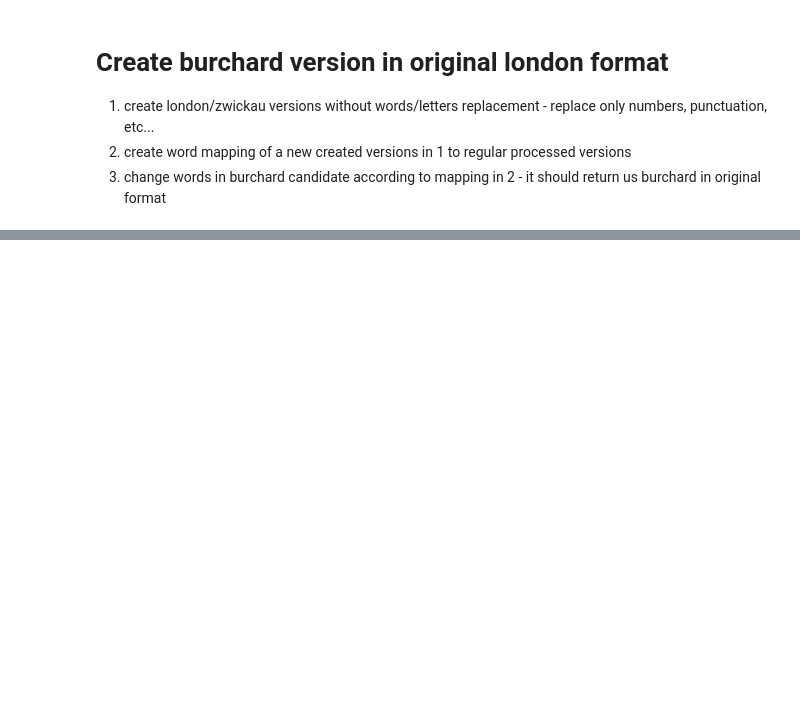
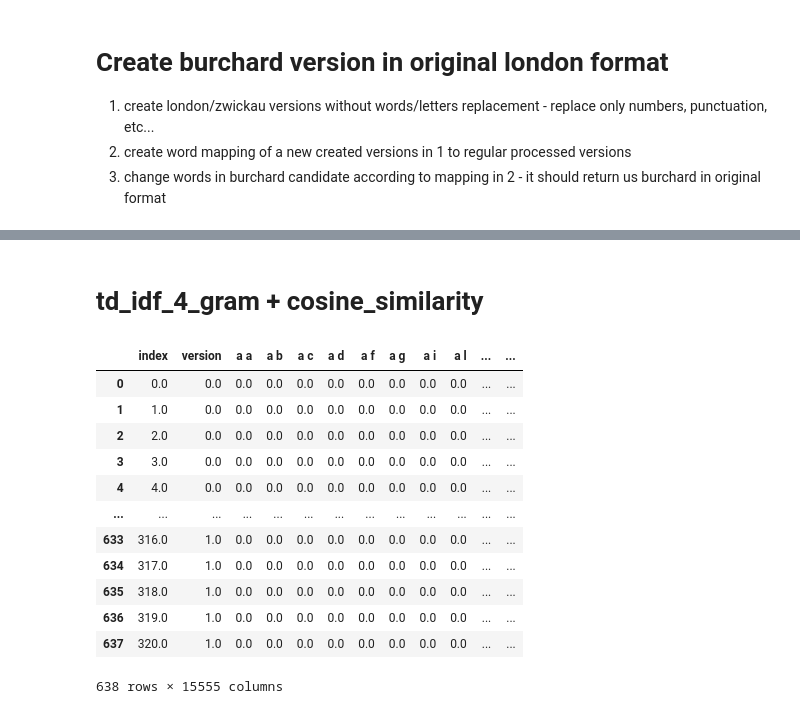
Before and after one commit to sashaaKr/thesis, a Jupyter notebook: notebooks/preparation_for_26.6 (first model).ipynb, the cells around one changed output, grey strips where cells are left out. Drawn from its saved outputs; the diff is of its cells as text; code cells hidden in the pictures; blank space fills up the shorter version.

```diff
--- a/notebooks/preparation_for_26.6 (first model).ipynb
+++ b/notebooks/preparation_for_26.6 (first model).ipynb
@@ -226,0 +131,2 @@ for string, num in c:
+# %%
+tf_idf_3_cosine_results = thesisModelFeatures.run_models(features_tfidf_3_gram_cosine_similarity_df)
@@ -226,0 +147,27 @@ for string, num in c:
+# %% [markdown]
+# td_idf_4_gram + cosine_similarity
+# %%
+features_tfidf_4_gram_cosine_similarity_df = thesisModelFeatures.create_features_df(
+    london_corpus_by_new_line_without_words_processing,
+    zwickau_corpus_by_new_line_without_words_processing,
+    None,
+    n_gram = 4,
+    features = {'tfidf', 'inner_mean_cosine_similarity_score'}
+#     burchard_version_with_original_london_text
+)
+# %%
+features_tfidf_4_gram_cosine_similarity_df
+# %% [output]
+|  | index | version | a a | a b | a c | a d | a f | a g | a i | a l | ... | ... |
+| 0 | 0.0 | 0.0 | 0.0 | 0.0 | 0.0 | 0.0 | 0.0 | 0.0 | 0.0 | 0.0 | ... | ... |
+| 1 | 1.0 | 0.0 | 0.0 | 0.0 | 0.0 | 0.0 | 0.0 | 0.0 | 0.0 | 0.0 | ... | ... |
+| 2 | 2.0 | 0.0 | 0.0 | 0.0 | 0.0 | 0.0 | 0.0 | 0.0 | 0.0 | 0.0 | ... | ... |
+| 3 | 3.0 | 0.0 | 0.0 | 0.0 | 0.0 | 0.0 | 0.0 | 0.0 | 0.0 | 0.0 | ... | ... |
+| 4 | 4.0 | 0.0 | 0.0 | 0.0 | 0.0 | 0.0 | 0.0 | 0.0 | 0.0 | 0.0 | ... | ... |
+| ... | ... | ... | ... | ... | ... | ... | ... | ... | ... | ... | ... | ... |
+| 633 | 316.0 | 1.0 | 0.0 | 0.0 | 0.0 | 0.0 | 0.0 | 0.0 | 0.0 | 0.0 | ... | ... |
+| 634 | 317.0 | 1.0 | 0.0 | 0.0 | 0.0 | 0.0 | 0.0 | 0.0 | 0.0 | 0.0 | ... | ... |
+| 635 | 318.0 | 1.0 | 0.0 | 0.0 | 0.0 | 0.0 | 0.0 | 0.0 | 0.0 | 0.0 | ... | ... |
+| 636 | 319.0 | 1.0 | 0.0 | 0.0 | 0.0 | 0.0 | 0.0 | 0.0 | 0.0 | 0.0 | ... | ... |
+| 637 | 320.0 | 1.0 | 0.0 | 0.0 | 0.0 | 0.0 | 0.0 | 0.0 | 0.0 | 0.0 | ... | ... |
+638 rows × 15555 columns
```
Also changed, not shown: parts of 64 cells of this notebook, 3 other files.
